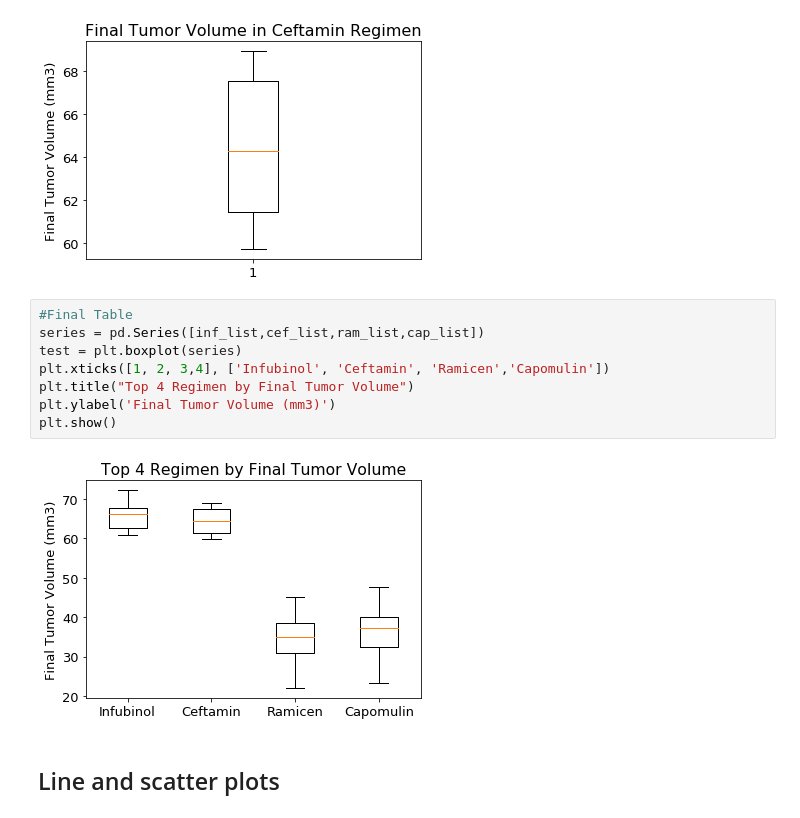
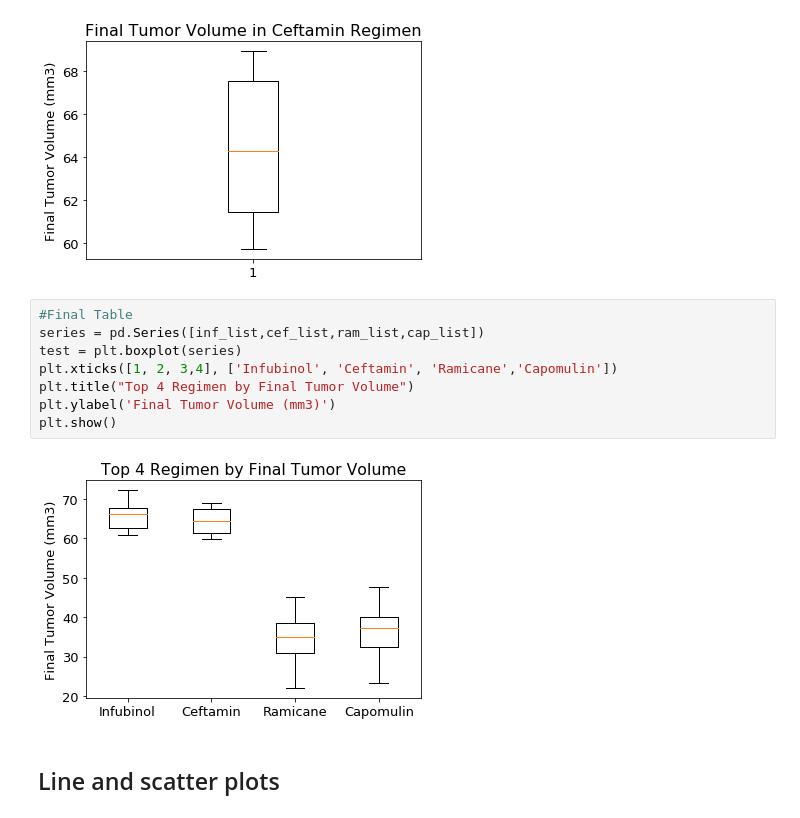
Before and after one commit to sepamin/pymecueticals, a Jupyter notebook: pymaceuticals_starter.ipynb, the cells around one changed output. Drawn from its saved outputs; the diff is of its cells as text.

```diff
--- a/pymaceuticals_starter.ipynb
+++ b/pymaceuticals_starter.ipynb
@@ -353,13 +353,13 @@ plt.show()
 # %%
 #Final Table
 series = pd.Series([inf_list,cef_list,ram_list,cap_list])
 test = plt.boxplot(series)
-plt.xticks([1, 2, 3,4], ['Infubinol', 'Ceftamin', 'Ramicen','Capomulin'])
+plt.xticks([1, 2, 3,4], ['Infubinol', 'Ceftamin', 'Ramicane','Capomulin'])
 plt.title("Top 4 Regimen by Final Tumor Volume")
 plt.ylabel('Final Tumor Volume (mm3)')
 plt.show()
 # %% [output]
-[figure, old version]
+[figure, new version]
 # %% [markdown]
 ## Line and scatter plots
 # %%
```
Also changed, not shown: parts of 3 cells of this notebook.
